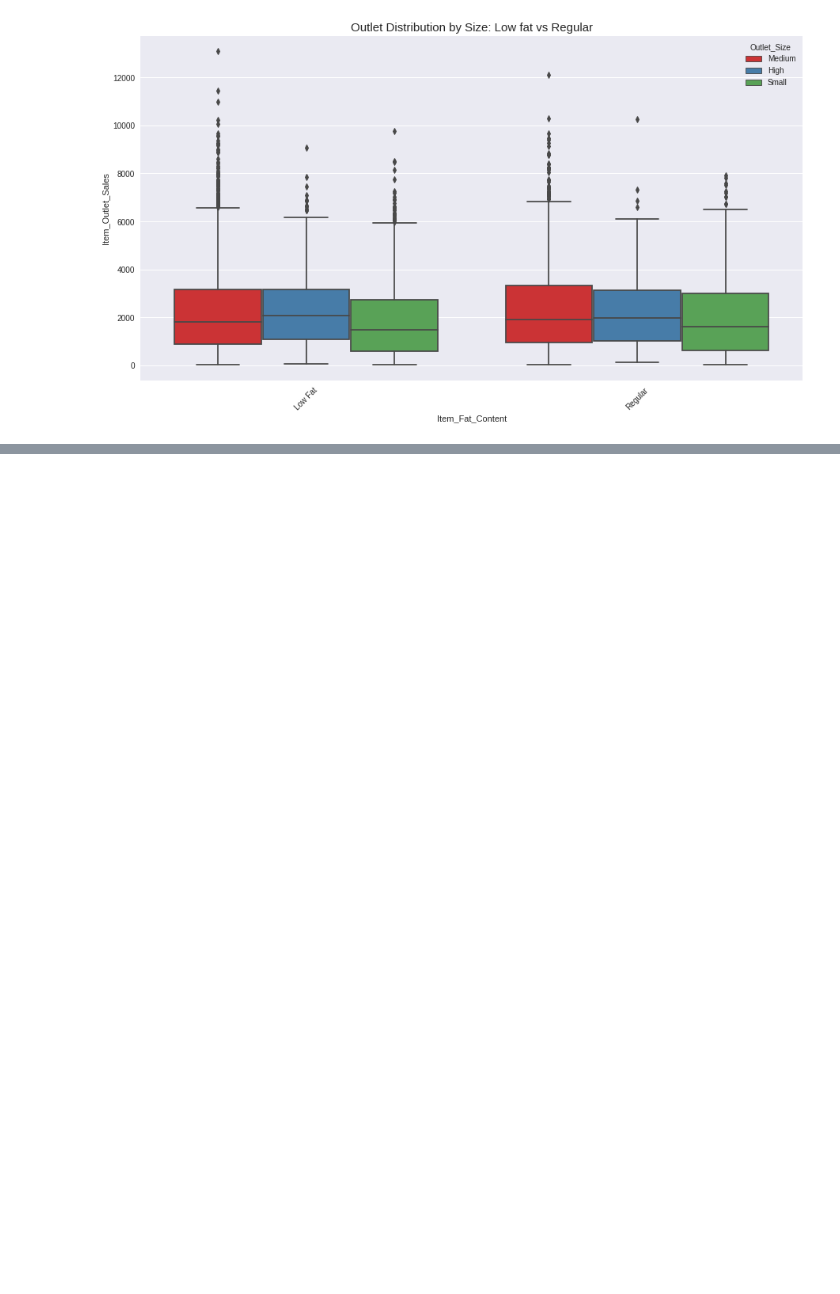
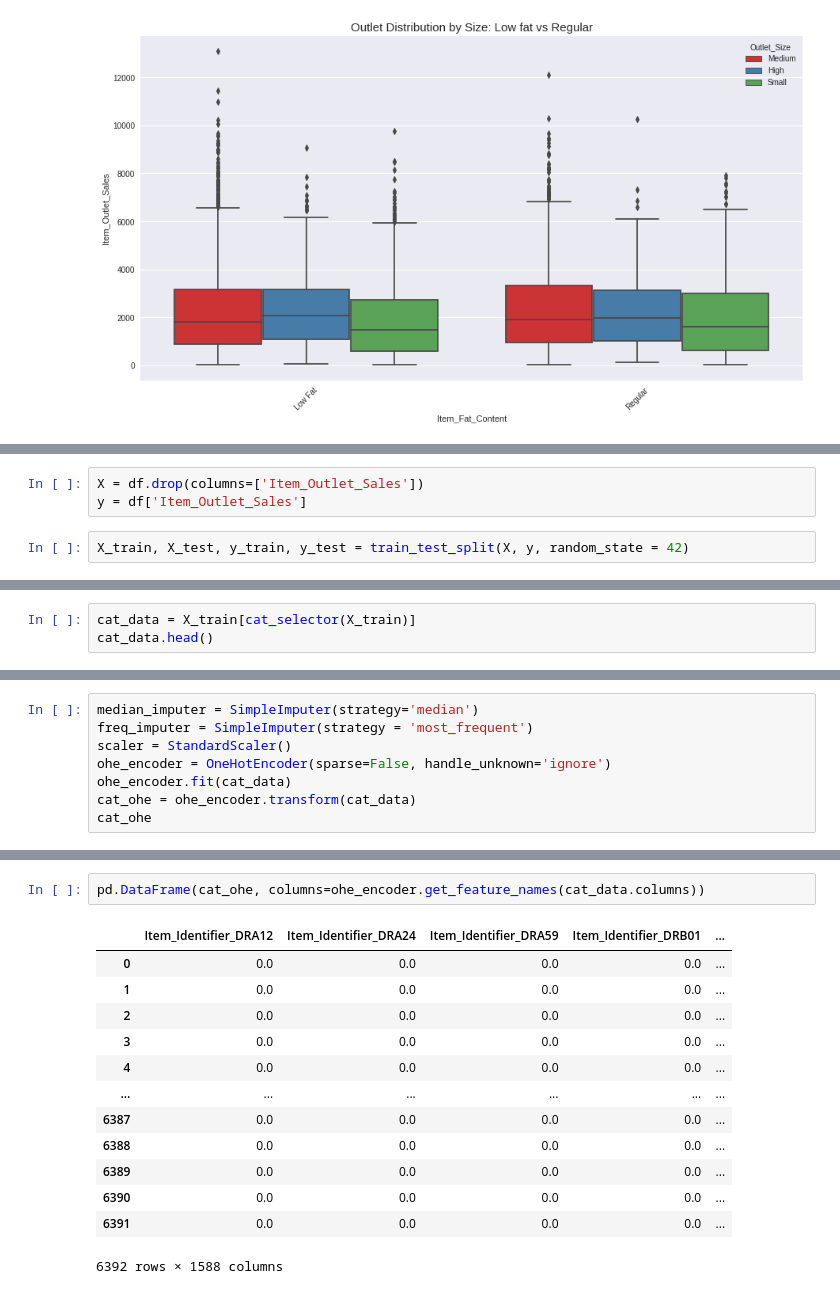
Before and after one commit to robsworld718/food-sales-predictions, a Jupyter notebook: food_sales_predictions.ipynb, the cells around one changed output, grey strips where cells are left out. Saved outputs shown, nothing was run; the diff lists cells and outputs as text; blank space fills up the shorter version.

```diff
--- a/food_sales_predictions.ipynb
+++ b/food_sales_predictions.ipynb
@@ -569,0 +581,5 @@ sns.boxplot(x='Item_Fat_Content', y='Item_Outlet_Sales', hue="Outlet_Size", data
+# %%
+X = df.drop(columns=['Item_Outlet_Sales'])
+y = df['Item_Outlet_Sales']
+# %%
+X_train, X_test, y_train, y_test = train_test_split(X, y, random_state = 42)
@@ -569,0 +624,3 @@ sns.boxplot(x='Item_Fat_Content', y='Item_Outlet_Sales', hue="Outlet_Size", data
+# %%
+cat_data = X_train[cat_selector(X_train)]
+cat_data.head()
@@ -569,0 +637,8 @@ sns.boxplot(x='Item_Fat_Content', y='Item_Outlet_Sales', hue="Outlet_Size", data
+# %%
+median_imputer = SimpleImputer(strategy='median')
+freq_imputer = SimpleImputer(strategy = 'most_frequent')
+scaler = StandardScaler()
+ohe_encoder = OneHotEncoder(sparse=False, handle_unknown='ignore')
+ohe_encoder.fit(cat_data)
+cat_ohe = ohe_encoder.transform(cat_data)
+cat_ohe
@@ -569,0 +676,16 @@ sns.boxplot(x='Item_Fat_Content', y='Item_Outlet_Sales', hue="Outlet_Size", data
+# %%
+pd.DataFrame(cat_ohe, columns=ohe_encoder.get_feature_names(cat_data.columns))
+# %% [output]
+|  | Item_Identifier_DRA12 | Item_Identifier_DRA24 | Item_Identifier_DRA59 | Item_Identifier_DRB01 | ... |
+| 0 | 0.0 | 0.0 | 0.0 | 0.0 | ... |
+| 1 | 0.0 | 0.0 | 0.0 | 0.0 | ... |
+| 2 | 0.0 | 0.0 | 0.0 | 0.0 | ... |
+| 3 | 0.0 | 0.0 | 0.0 | 0.0 | ... |
+| 4 | 0.0 | 0.0 | 0.0 | 0.0 | ... |
+| ... | ... | ... | ... | ... | ... |
+| 6387 | 0.0 | 0.0 | 0.0 | 0.0 | ... |
+| 6388 | 0.0 | 0.0 | 0.0 | 0.0 | ... |
+| 6389 | 0.0 | 0.0 | 0.0 | 0.0 | ... |
+| 6390 | 0.0 | 0.0 | 0.0 | 0.0 | ... |
+| 6391 | 0.0 | 0.0 | 0.0 | 0.0 | ... |
+6392 rows × 1588 columns
```
Also changed, not shown: parts of 12 cells of this notebook.
